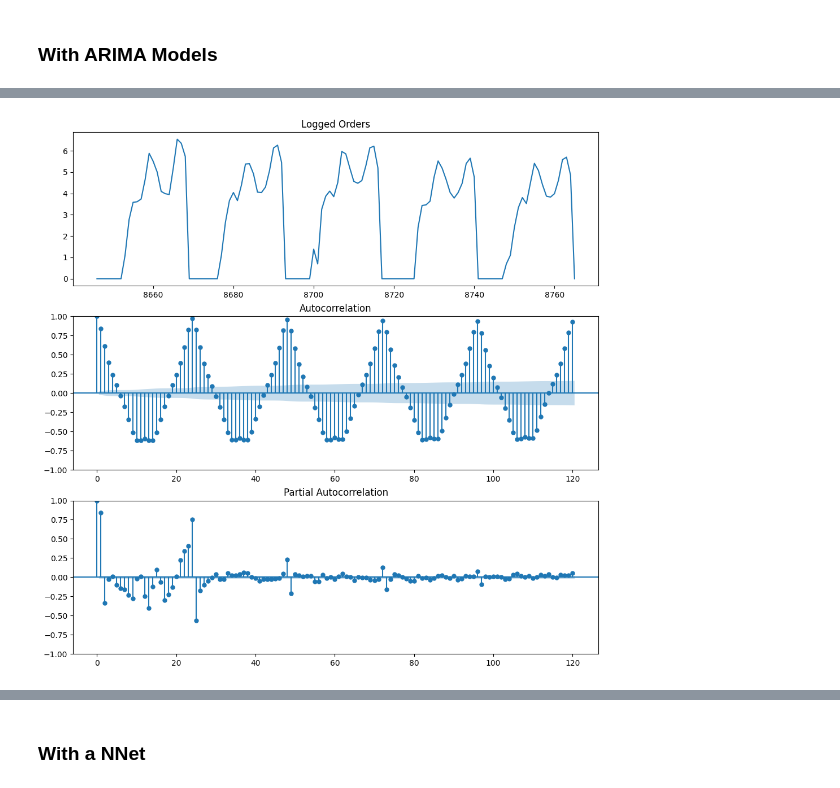
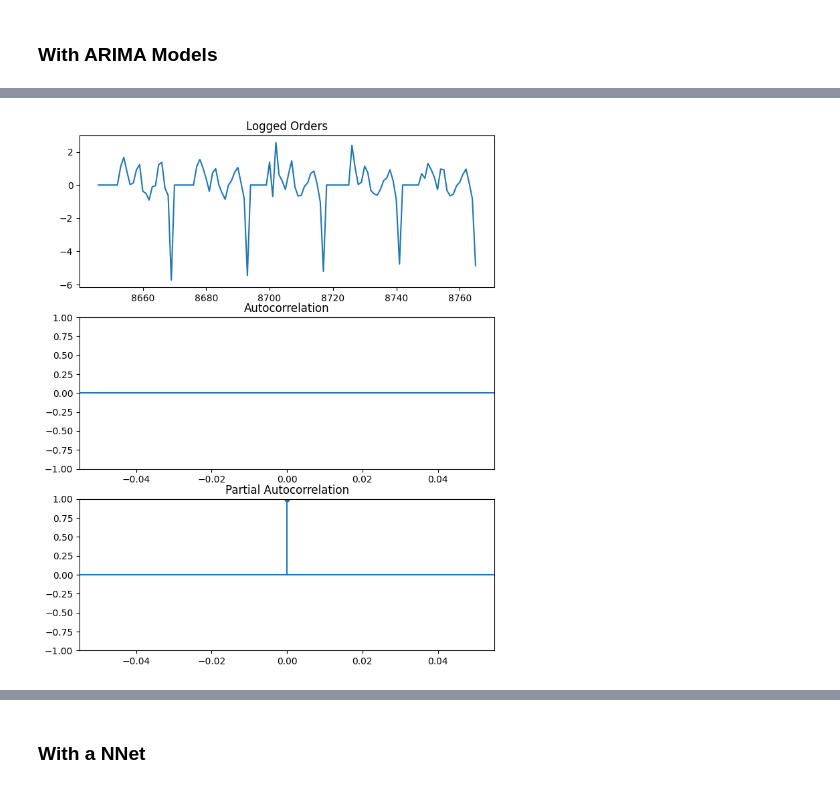
Before and after one commit to mhandt9/order-prediction, a Jupyter notebook: final_project.ipynb, the cells around one changed output, grey strips where cells are left out. Drawn from its saved outputs; the diff is of its cells as text; code cells hidden in the pictures.

```diff
--- a/final_project.ipynb
+++ b/final_project.ipynb
@@ -54,10 +54,8 @@ Try different models. Validate each model in a way that would imitate the real p
 ### With ARIMA Models
 # %%
 def log_ts(df:pd.DataFrame, ts_col:str) -> pd.DataFrame:
-    # ensure nonzero
-    df[ts_col] = df[ts_col] +1
     # log
-    df['log_'+ts_col] = np.log(df[ts_col])
+    df['log_'+ts_col] = np.log(df[ts_col] + 1)
     return df
 # %%
 data = log_ts(data, 'orders')
@@ -63,0 +78,10 @@ data = log_ts(data, 'orders')
+# %%
+from datetime import datetime
+
+def to_datetime_obj(data:pd.DataFrame, col:str)->pd.DataFrame:
+
+    data[col] = [datetime.strptime(time, '%Y-%m-%d %H:%M:%S') for time in data[col]]
+
+    return data
+# %%
+data = to_datetime_obj(data, 'time')
@@ -64 +103,3 @@ data = log_ts(data, 'orders')
+# %%
+data['1stdiff_log_orders'] = data['log_orders'].diff()
 # %%
@@ -69,16 +107,15 @@ mlflow.set_experiment('predicting_hourly_orders')
 # %%
-fig = plt.figure(figsize=(12,12))
+fig = plt.figure(figsize=(8,10))
 
 ax1 = fig.add_subplot(311)
 ax1.set_title('Logged Orders')
-ax1.plot(data['log_orders'][-120:])
+ax1.plot(data['1stdiff_log_orders'][-120:])
 
 ax2 = fig.add_subplot(312)
-sm.graphics.tsa.plot_acf(data['log_orders'], lags=120, ax=ax2); #semicolon, otherwise displays plots twice
-
+sm.graphics.tsa.plot_acf(data['1stdiff_log_orders'], lags=120, ax=ax2)
 ax3 = fig.add_subplot(313)
-sm.graphics.tsa.plot_pacf(data['log_orders'], lags=120, ax=ax3);
+sm.graphics.tsa.plot_pacf(data['1stdiff_log_orders'], lags=120, ax=ax3)
 
 plt.show()
 # %% [output]
-[figure, old version]
+[figure, new version]
```
Also changed, not shown: parts of 14 cells of this notebook.
